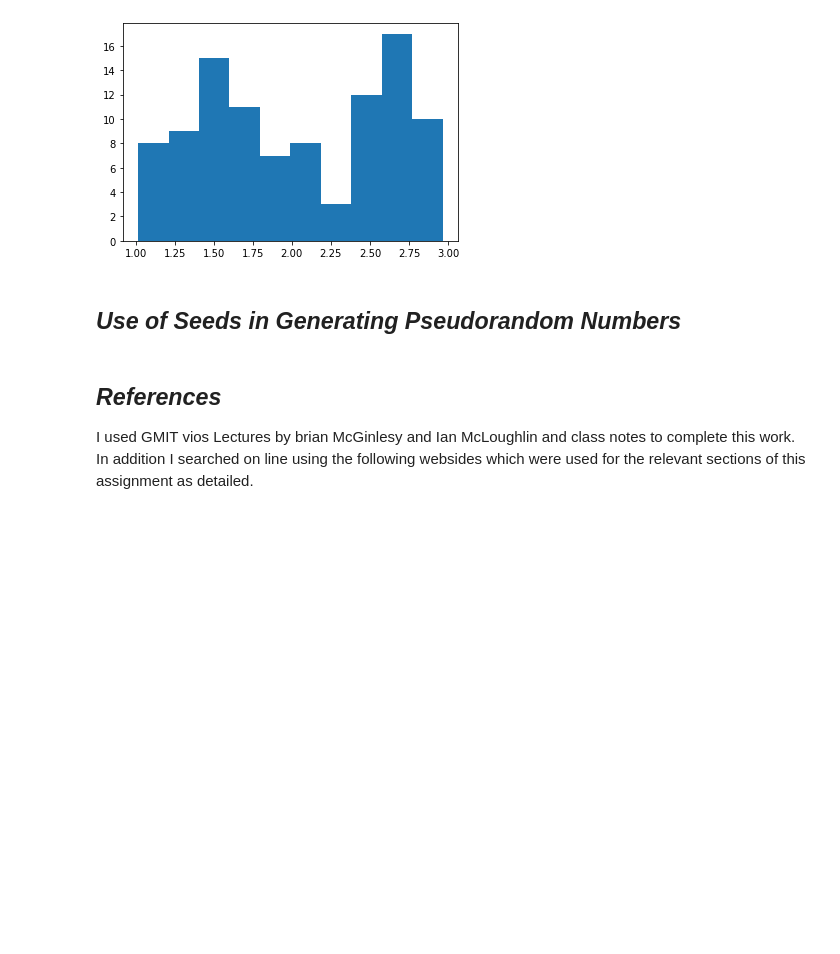
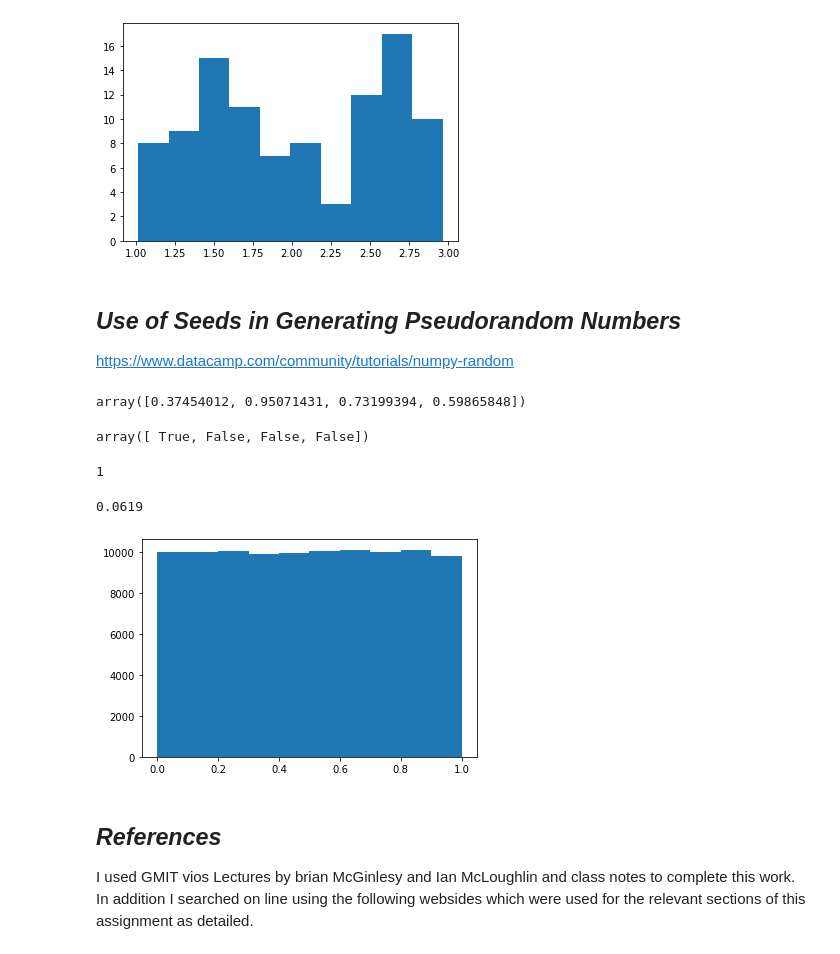
Before and after one commit to LauraBrogan/2020-Programming-Assignment, a Jupyter notebook: 2020 Programming Assignment .ipynb, the cells around one changed output. Cells and saved outputs as stored; diff of their text form; code cells hidden in the pictures; blank space fills up the shorter version.

```diff
--- a/2020 Programming Assignment .ipynb
+++ b/2020 Programming Assignment .ipynb
@@ -211,6 +211,56 @@ plt.hist(x)
 [figure]
 # %% [markdown]
 ## ***Use of Seeds in Generating Pseudorandom Numbers***
+
+
+https://www.datacamp.com/community/tutorials/numpy-random
+# %%
+import numpy as np
+np.random.seed(42)
+random_numbers = np.random.random(size=4)
+random_numbers
+# %% [output]
+array([0.37454012, 0.95071431, 0.73199394, 0.59865848])
+# %%
+heads = random_numbers < 0.5
+heads
+# %% [output]
+array([ True, False, False, False])
+# %%
+np.sum(heads)
+# %% [output]
+1
+# %%
+n_all_heads = 0
+
+# Initialize number of 4-heads trials
+for _ in range(10000):
+         heads = np.random.random(size=4) < 0.5
+         n_heads = np.sum(heads)
+         if n_heads == 4:
+             n_all_heads += 1
+
+n_all_heads / 10000
+# %% [output]
+0.0619
+# %%
+# Seed the random number generator
+np.random.seed(42)
+
+# Initialize random numbers: random_numbers
+random_numbers = np.empty(100000)
+
+# Generate random numbers by looping over range(100000)
+for i in range(100000):
+    random_numbers[i] = np.random.random()
+
+# Plot a histogram
+_ = plt.hist(random_numbers)
+
+# Show the plot
+plt.show()
+# %% [output]
+[figure, added]
 # %% [markdown]
 ## ***References***
 I used GMIT vios Lectures by brian McGinlesy and Ian McLoughlin and class notes to complete this work.
```
Also changed, not shown: parts of 10 cells of this notebook.
